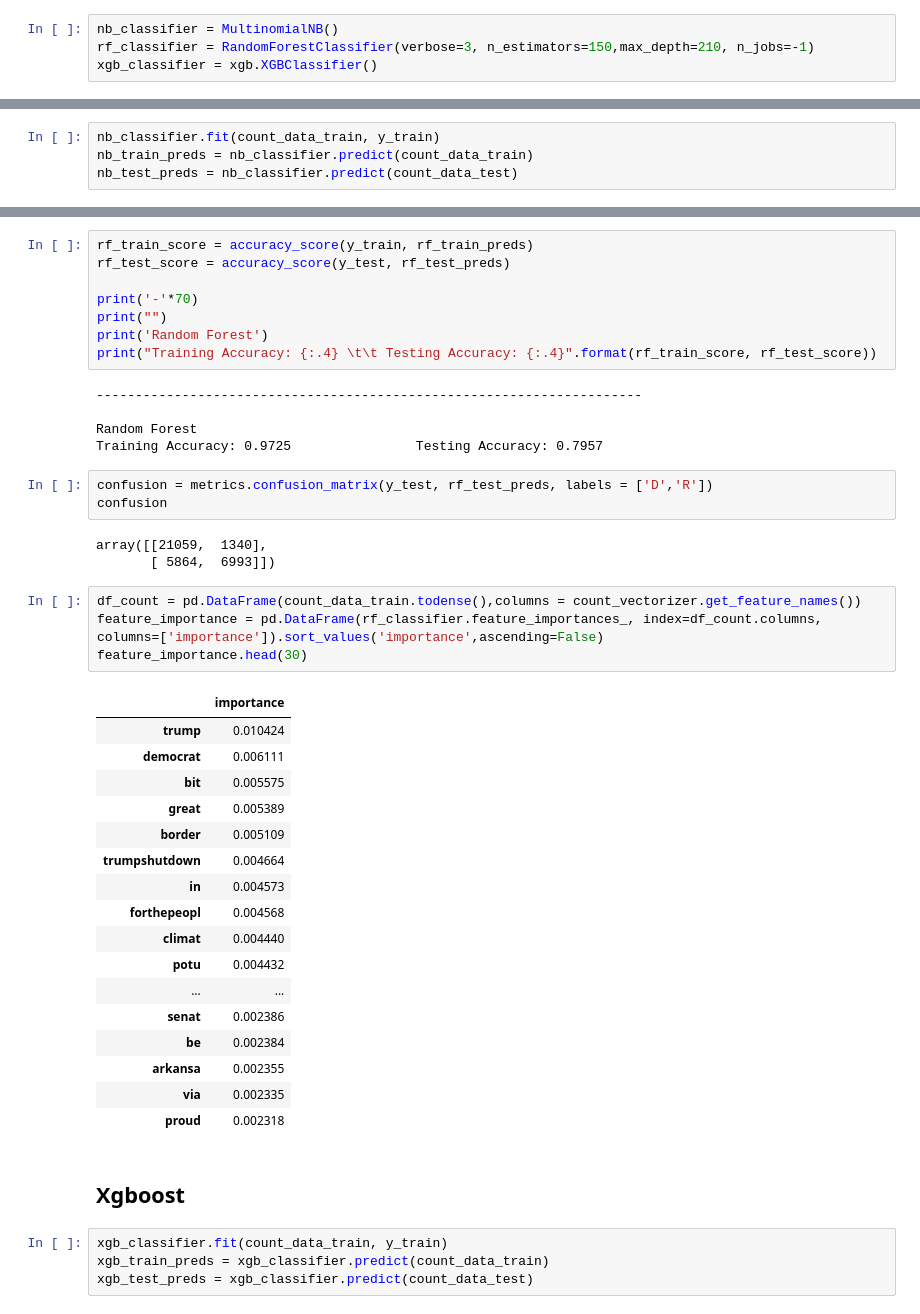
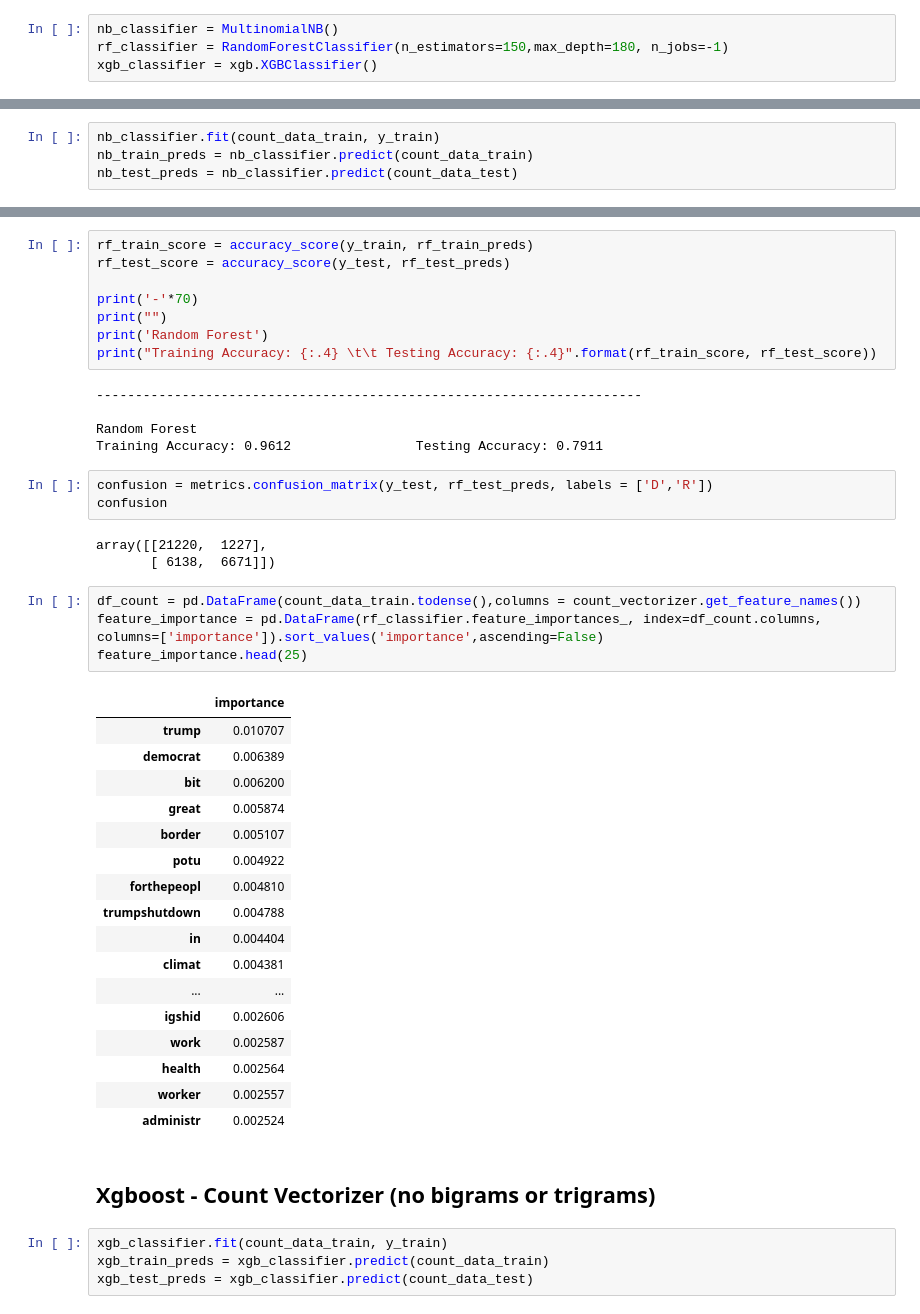
Before and after one commit to omerhakim/Twitter_Classification, a Jupyter notebook: mode_5/Vectorization.ipynb, the cells around one changed output, grey strips where cells are left out. Saved outputs shown, nothing was run; the diff lists cells and outputs as text.

```diff
--- a/mode_5/Vectorization.ipynb
+++ b/mode_5/Vectorization.ipynb
@@ -302,6 +113,6 @@ Percentage of columns containing 0: 0.9979850591842037
 # %%
 nb_classifier = MultinomialNB()
-rf_classifier = RandomForestClassifier(verbose=3, n_estimators=150,max_depth=210, n_jobs=-1)
+rf_classifier = RandomForestClassifier(n_estimators=150,max_depth=180, n_jobs=-1)
 xgb_classifier = xgb.XGBClassifier()
 # %%
 nb_classifier.fit(tf_idf_data_train, y_train)
@@ -714,37 +382,37 @@ print("Training Accuracy: {:.4} \t\t Testing Accuracy: {:.4}".format(rf_train_sc
 ----------------------------------------------------------------------
 
 Random Forest
-Training Accuracy: 0.9725                Testing Accuracy: 0.7957
+Training Accuracy: 0.9612                Testing Accuracy: 0.7911
 # %%
 confusion = metrics.confusion_matrix(y_test, rf_test_preds, labels = ['D','R'])
 confusion
 # %% [output]
-array([[21059,  1340],
-       [ 5864,  6993]])
+array([[21220,  1227],
+       [ 6138,  6671]])
 # %%
 df_count = pd.DataFrame(count_data_train.todense(),columns = count_vectorizer.get_feature_names())
 feature_importance = pd.DataFrame(rf_classifier.feature_importances_, index=df_count.columns, columns=['importance']).sort_values('importance',ascending=False)
-feature_importance.head(30)
+feature_importance.head(25)
 # %% [output]
 |  | importance |
-| trump | 0.010424 |
-| democrat | 0.006111 |
-| bit | 0.005575 |
-| great | 0.005389 |
-| border | 0.005109 |
-| trumpshutdown | 0.004664 |
-| in | 0.004573 |
-| forthepeopl | 0.004568 |
-| climat | 0.004440 |
-| potu | 0.004432 |
+| trump | 0.010707 |
+| democrat | 0.006389 |
+| bit | 0.006200 |
+| great | 0.005874 |
+| border | 0.005107 |
+| potu | 0.004922 |
+| forthepeopl | 0.004810 |
+| trumpshutdown | 0.004788 |
+| in | 0.004404 |
+| climat | 0.004381 |
 | ... | ... |
-| senat | 0.002386 |
-| be | 0.002384 |
-| arkansa | 0.002355 |
-| via | 0.002335 |
-| proud | 0.002318 |
+| igshid | 0.002606 |
+| work | 0.002587 |
+| health | 0.002564 |
+| worker | 0.002557 |
+| administr | 0.002524 |
-# %% [markdown]
-## Xgboost
+# %% [markdown]
+## Xgboost - Count Vectorizer (no bigrams or trigrams)
 # %%
 xgb_classifier.fit(count_data_train, y_train)
 xgb_train_preds = xgb_classifier.predict(count_data_train)
```
Also changed, not shown: parts of 88 cells of this notebook, 1 other file.
